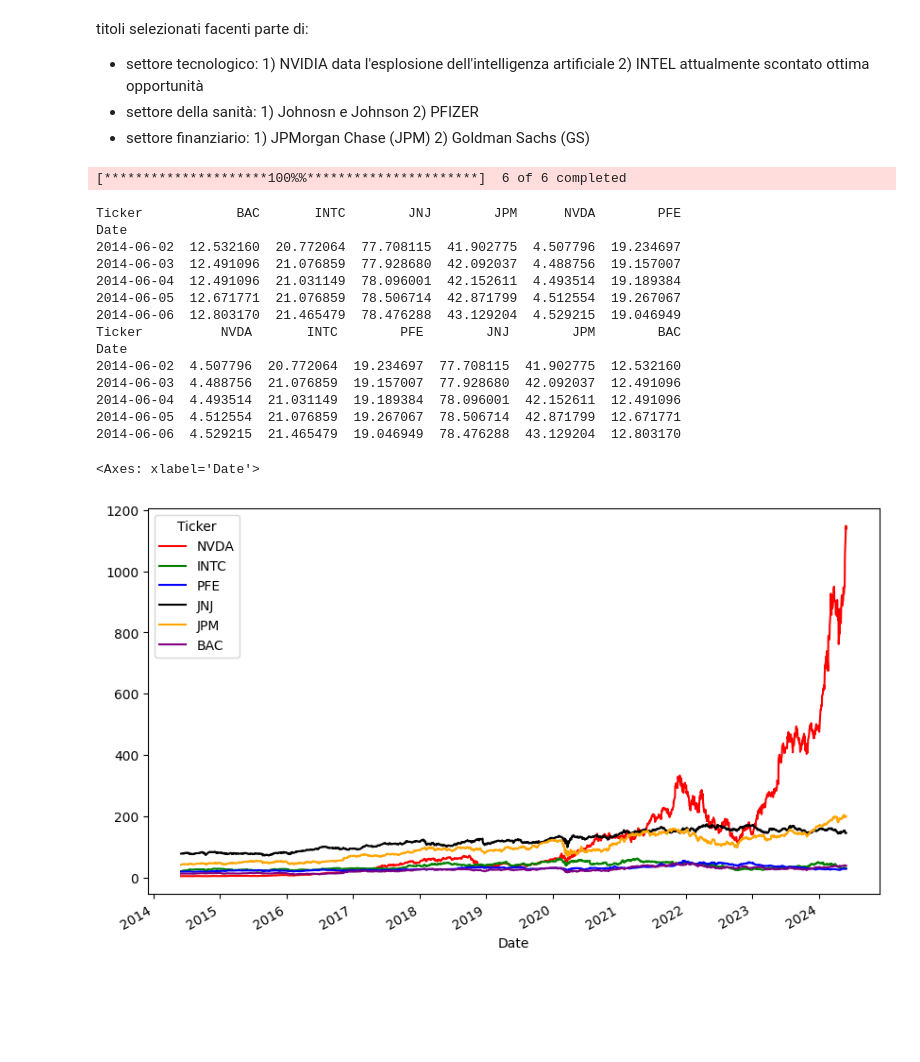
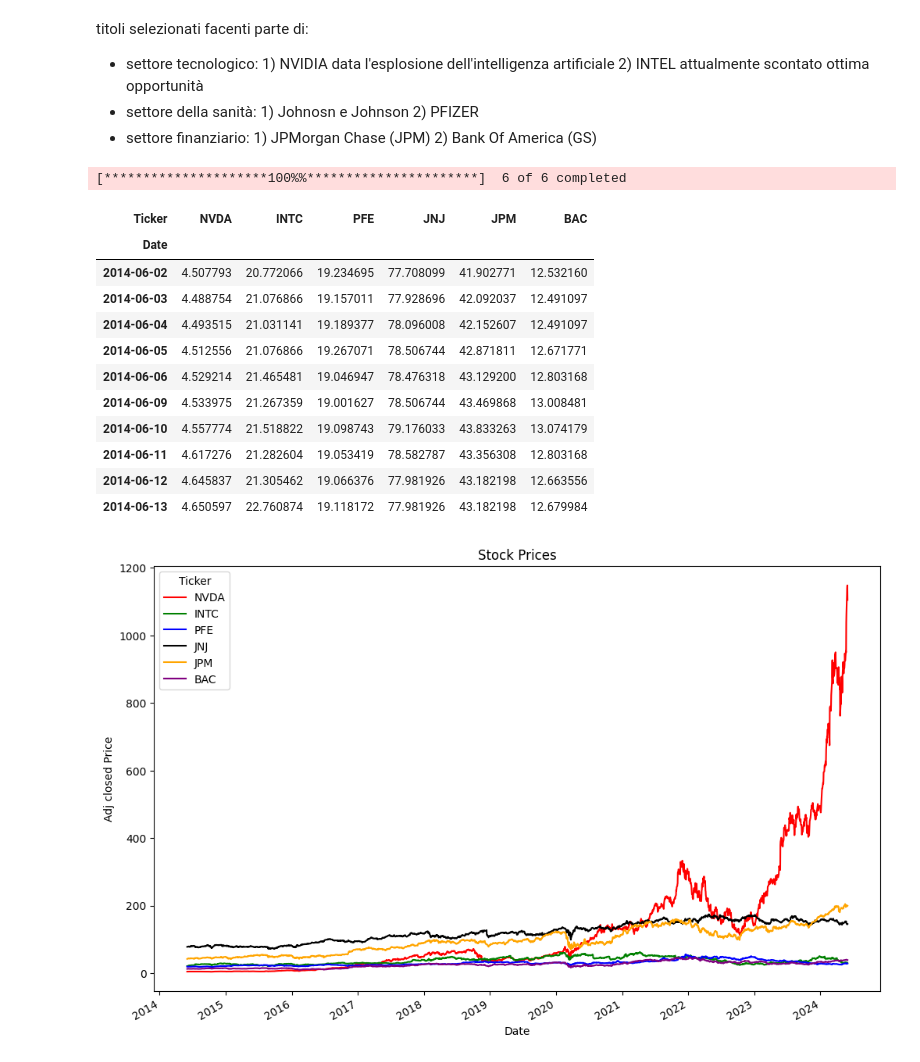
Before and after one commit to IlRickIs/BISF-project, a Jupyter notebook: project.ipynb, the cells around one changed output. Saved outputs shown, nothing was run; the diff lists cells and outputs as text; code cells hidden in the pictures; blank space fills up the shorter version.

```diff
--- a/project.ipynb
+++ b/project.ipynb
@@ -5,7 +5,7 @@ titoli selezionati facenti parte di:
 - settore della sanità: 1) Johnosn e Johnson
                         2) PFIZER
 - settore finanziario:  1) JPMorgan Chase (JPM)
-                        2) Goldman Sachs (GS)
+                        2) Bank Of America (GS)
 # %%
 import pandas as pd
 import numpy as np
@@ -21,36 +21,36 @@ tickers = ["NVDA", "INTC", "PFE", "JNJ", "JPM", "BAC"]
 # scarichiamo i dati di tutti i titoli
 
 data_df = yf.download(tickers, start=start_date, end=end_date)["Adj Close"]
-print(data_df.head()) #prime righe dataframe
 #riordiniamo le colonne
 data_df = data_df[tickers]
-print(data_df.head())
+data_df.head(10)
 # %% [output]
 [*********************100%%**********************]  6 of 6 completed
-Ticker            BAC       INTC        JNJ        JPM      NVDA        PFE
-Date
-2014-06-02  12.532160  20.772064  77.708115  41.902775  4.507796  19.234697
-2014-06-03  12.491096  21.076859  77.928680  42.092037  4.488756  19.157007
-2014-06-04  12.491096  21.031149  78.096001  42.152611  4.493514  19.189384
-2014-06-05  12.671771  21.076859  78.506714  42.871799  4.512554  19.267067
-2014-06-06  12.803170  21.465479  78.476288  43.129204  4.529215  19.046949
-Ticker          NVDA       INTC        PFE        JNJ        JPM        BAC
-Date
-2014-06-02  4.507796  20.772064  19.234697  77.708115  41.902775  12.532160
-2014-06-03  4.488756  21.076859  19.157007  77.928680  42.092037  12.491096
-2014-06-04  4.493514  21.031149  19.189384  78.096001  42.152611  12.491096
-2014-06-05  4.512554  21.076859  19.267067  78.506714  42.871799  12.671771
-2014-06-06  4.529215  21.465479  19.046949  78.476288  43.129204  12.803170
+| Ticker | NVDA | INTC | PFE | JNJ | JPM | BAC |
+| Date |  |  |  |  |  |  |
+| 2014-06-02 | 4.507793 | 20.772066 | 19.234695 | 77.708099 | 41.902771 | 12.532160 |
+| 2014-06-03 | 4.488754 | 21.076866 | 19.157011 | 77.928696 | 42.092037 | 12.491097 |
+| 2014-06-04 | 4.493515 | 21.031141 | 19.189377 | 78.096008 | 42.152607 | 12.491097 |
+| 2014-06-05 | 4.512556 | 21.076866 | 19.267071 | 78.506744 | 42.871811 | 12.671771 |
+| 2014-06-06 | 4.529214 | 21.465481 | 19.046947 | 78.476318 | 43.129200 | 12.803168 |
+| 2014-06-09 | 4.533975 | 21.267359 | 19.001627 | 78.506744 | 43.469868 | 13.008481 |
+| 2014-06-10 | 4.557774 | 21.518822 | 19.098743 | 79.176033 | 43.833263 | 13.074179 |
+| 2014-06-11 | 4.617276 | 21.282604 | 19.053419 | 78.582787 | 43.356308 | 12.803168 |
+| 2014-06-12 | 4.645837 | 21.305462 | 19.066376 | 77.981926 | 43.182198 | 12.663556 |
+| 2014-06-13 | 4.650597 | 22.760874 | 19.118172 | 77.981926 | 43.182198 | 12.679984 |
 # %%
 #piccola pulizia dei dati
 data_df = data_df.dropna()
 # %%
 #grafico dei dati
 #costruiamo una lista di colori per i titoli in modo che siano sempre uguali
 colors = ["red", "green", "blue", "black", "orange", "purple"]
-data_df.plot(figsize=(10,6), color=colors)
+data_df.plot(figsize=(12,8), color=colors)
+plt.ylabel("Adj closed Price")
+plt.title("Stock Prices")
+plt.savefig("./images/stock_prices.png")
+plt.show()
 # %% [output]
-<Axes: xlabel='Date'>
-[figure, old version]
+[figure, new version]
 # %%
 #plottiamo tutti i titoli tranne NVDA
```
Also changed, not shown: parts of 21 cells of this notebook, 9 other files.
